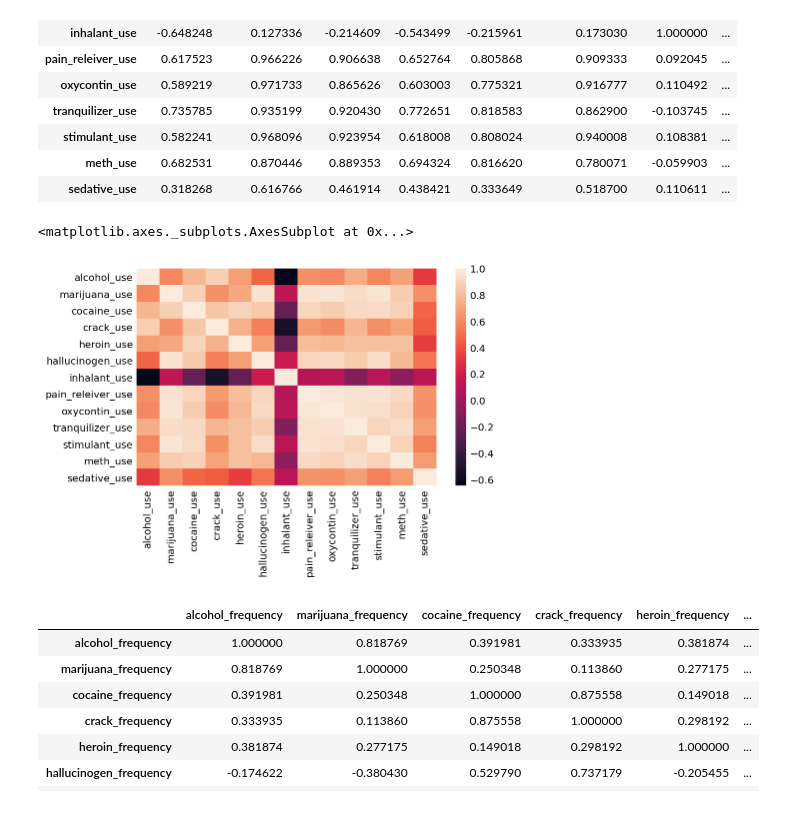
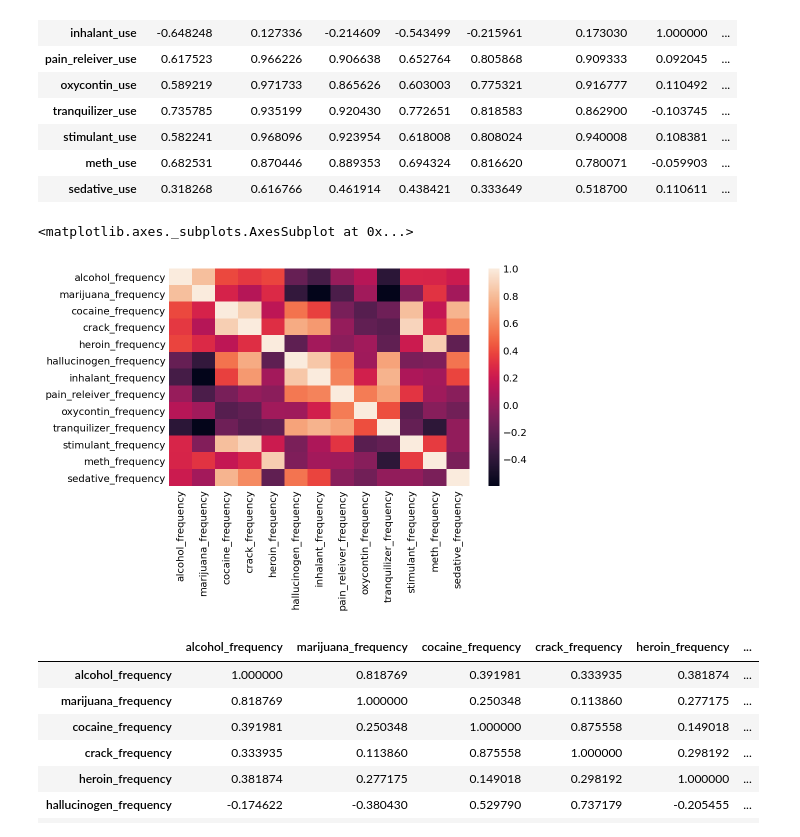
Before and after one commit to DomPye/GA-Coursework, a Jupyter notebook: Project-2/Project 2- Final.ipynb, the cells around one changed output. Drawn from its saved outputs; the diff is of its cells as text; code cells hidden in the pictures.

```diff
--- a/Project-2/Project 2- Final.ipynb
+++ b/Project-2/Project 2- Final.ipynb
@@ -838,10 +838,10 @@ correlations
 | sedative_use | 0.318268 | 0.616766 | 0.461914 | 0.438421 | 0.333649 | 0.518700 | 0.110611 | ... |
 # %%
 correlations2 = dfreq.corr()
-sns.heatmap(correlations)
+sns.heatmap(correlations2)
 # %% [output]
 <matplotlib.axes._subplots.AxesSubplot at 0x...>
-[figure, old version]
+[figure, new version]
 # %%
 correlations2
 # %% [output]
```
Also changed, not shown: parts of 4 cells of this notebook, 1 other file.
